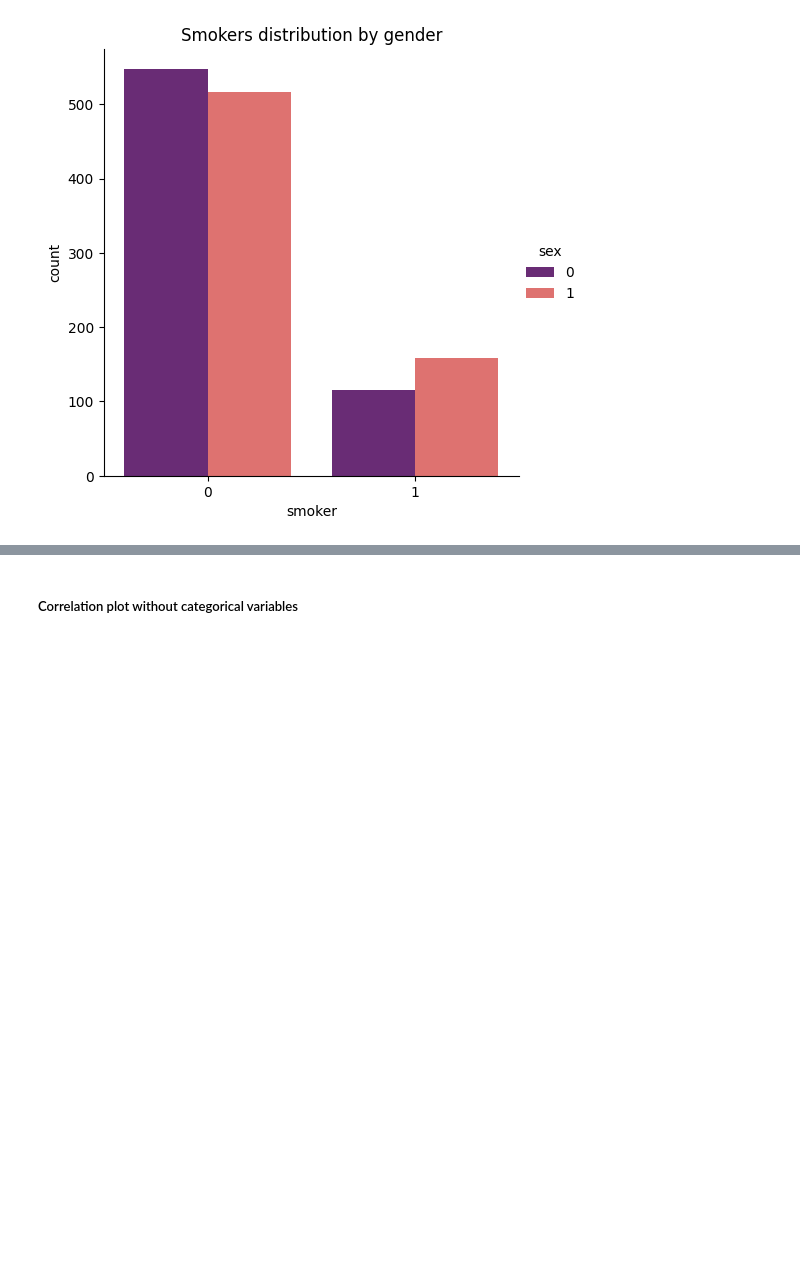
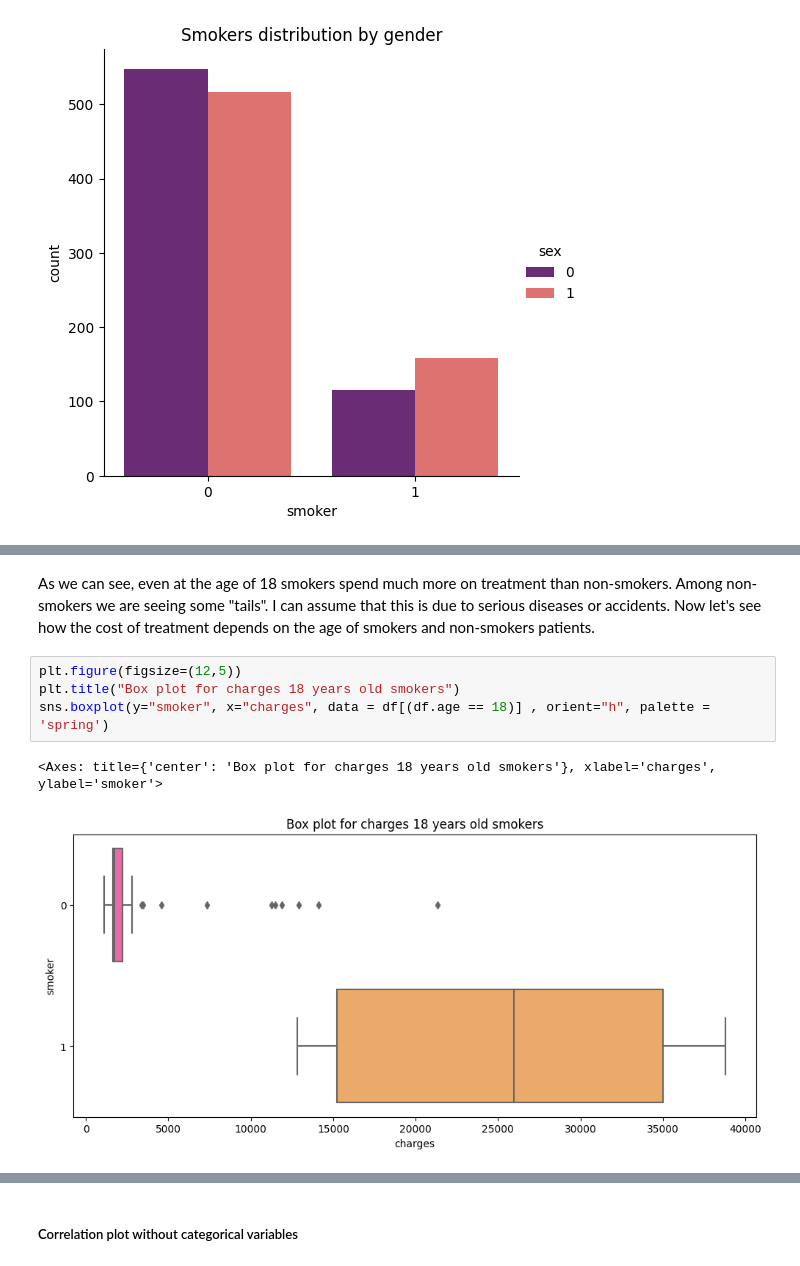
Before and after one commit to ahilah/Personal-medical-insurance-cost-prediction-model, a Jupyter notebook: medical-insurance-pred.ipynb, the cells around one changed output, grey strips where cells are left out. Drawn from its saved outputs; the diff is of its cells as text; blank space fills up the shorter version.

```diff
--- a/hello.ipynb
+++ b/medical-insurance-pred.ipynb
@@ -351,0 +366,9 @@ plt.yticks([0, 1], ['Non-Smoker', 'Smoker'], rotation = 90)
+# %% [markdown]
+As we can see, even at the age of 18 smokers spend much more on treatment than non-smokers. Among non-smokers we are seeing some "tails". I can assume that this is due to serious diseases or accidents. Now let's see how the cost of treatment depends on the age of smokers and non-smokers patients.
+# %%
+plt.figure(figsize=(12,5))
+plt.title("Box plot for charges 18 years old smokers")
+sns.boxplot(y="smoker", x="charges", data = df[(df.age == 18)] , orient="h", palette = 'spring')
+# %% [output]
+<Axes: title={'center': 'Box plot for charges 18 years old smokers'}, xlabel='charges', ylabel='smoker'>
+[figure, added]
```
Also changed, not shown: parts of 19 cells of this notebook.
